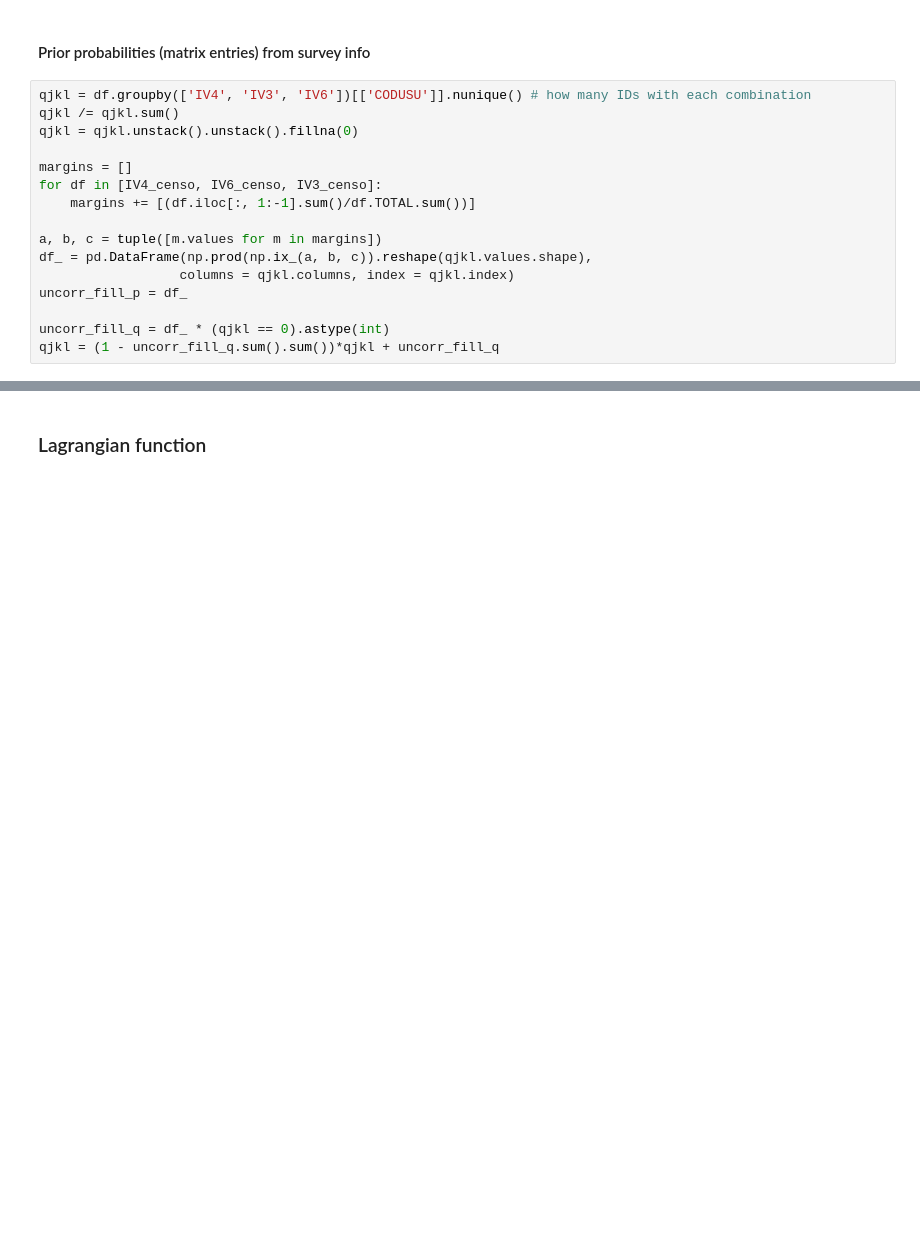
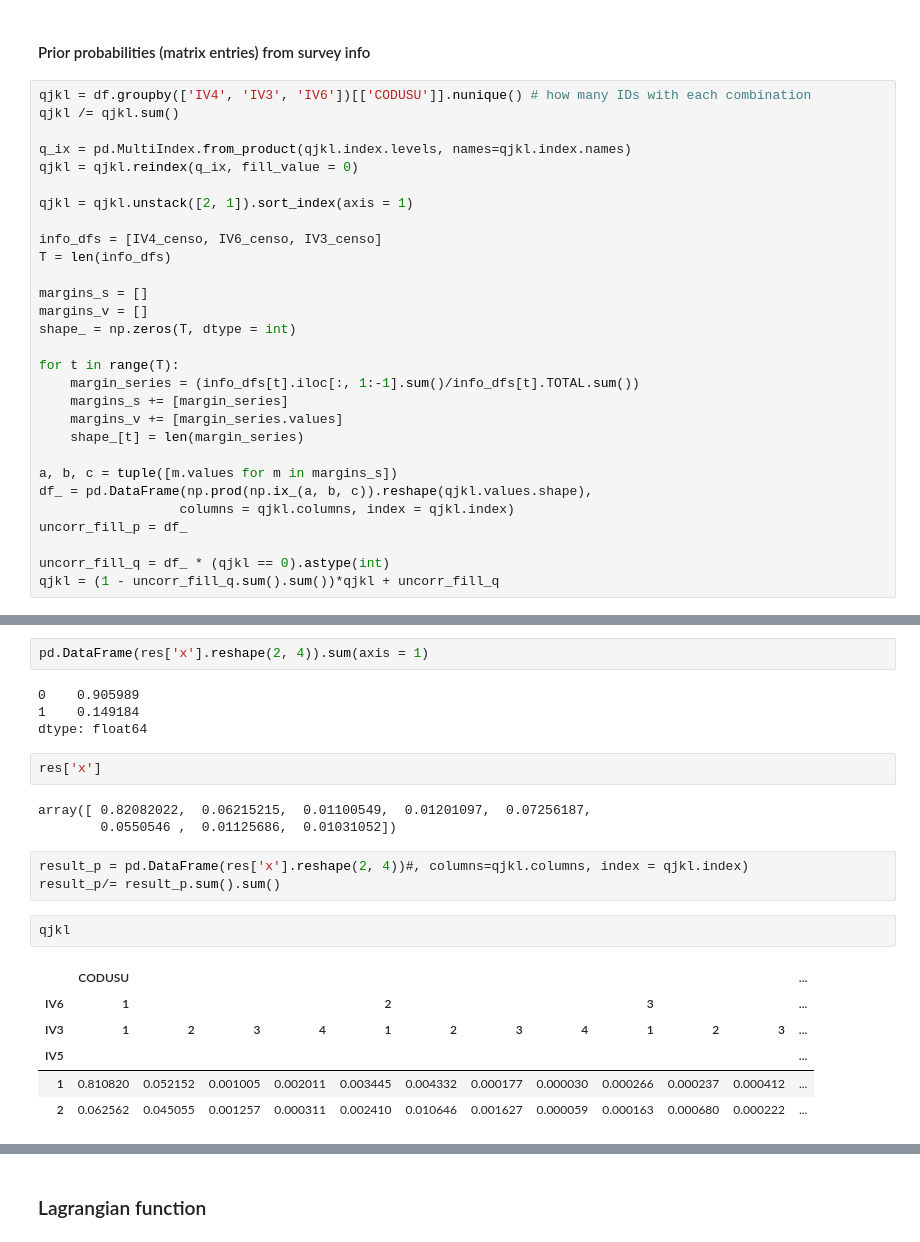
Before and after one commit to matuteiglesias/microdatos-EPH-INDEC, a Jupyter notebook: MaxEnt/Harmonize Census to EPH Survey.ipynb, the cells around one changed output, grey strips where cells are left out. Drawn from its saved outputs; the diff is of its cells as text; blank space fills up the shorter version.

```diff
--- a/MaxEnt/Harmonize Census to EPH Survey.ipynb
+++ b/MaxEnt/Harmonize Census to EPH Survey.ipynb
@@ -123,13 +117,26 @@ dtype: float64
 # %%
 qjkl = df.groupby(['IV4', 'IV3', 'IV6'])[['CODUSU']].nunique() # how many IDs with each combination
 qjkl /= qjkl.sum()
-qjkl = qjkl.unstack().unstack().fillna(0)
 
-margins = []
-for df in [IV4_censo, IV6_censo, IV3_censo]:
-    margins += [(df.iloc[:, 1:-1].sum()/df.TOTAL.sum())]
+q_ix = pd.MultiIndex.from_product(qjkl.index.levels, names=qjkl.index.names)
+qjkl = qjkl.reindex(q_ix, fill_value = 0)
 
-a, b, c = tuple([m.values for m in margins])
+qjkl = qjkl.unstack([2, 1]).sort_index(axis = 1)
+
+info_dfs = [IV4_censo, IV6_censo, IV3_censo]
+T = len(info_dfs)
+
+margins_s = []
+margins_v = []
+shape_ = np.zeros(T, dtype = int)
+
+for t in range(T):
+    margin_series = (info_dfs[t].iloc[:, 1:-1].sum()/info_dfs[t].TOTAL.sum())
+    margins_s += [margin_series]
+    margins_v += [margin_series.values]
+    shape_[t] = len(margin_series)
+
+a, b, c = tuple([m.values for m in margins_s])
 df_ = pd.DataFrame(np.prod(np.ix_(a, b, c)).reshape(qjkl.values.shape),
                   columns = qjkl.columns, index = qjkl.index)
 uncorr_fill_p = df_
@@ -138,0 +432,23 @@ qjkl = (1 - uncorr_fill_q.sum().sum())*qjkl + uncorr_fill_q
+# %%
+pd.DataFrame(res['x'].reshape(2, 4)).sum(axis = 1)
+# %% [output]
+0    0.905989
+1    0.149184
+dtype: float64
+# %%
+res['x']
+# %% [output]
+array([ 0.82082022,  0.06215215,  0.01100549,  0.01201097,  0.07256187,
+        0.0550546 ,  0.01125686,  0.01031052])
+# %%
+result_p = pd.DataFrame(res['x'].reshape(2, 4))#, columns=qjkl.columns, index = qjkl.index)
+result_p/= result_p.sum().sum()
+# %%
+qjkl
+# %% [output]
+|  | CODUSU |  |  |  |  |  |  |  |  |  |  | ... |
+| IV6 | 1 |  |  |  | 2 |  |  |  | 3 |  |  | ... |
+| IV3 | 1 | 2 | 3 | 4 | 1 | 2 | 3 | 4 | 1 | 2 | 3 | ... |
+| IV5 |  |  |  |  |  |  |  |  |  |  |  | ... |
+| 1 | 0.810820 | 0.052152 | 0.001005 | 0.002011 | 0.003445 | 0.004332 | 0.000177 | 0.000030 | 0.000266 | 0.000237 | 0.000412 | ... |
+| 2 | 0.062562 | 0.045055 | 0.001257 | 0.000311 | 0.002410 | 0.010646 | 0.001627 | 0.000059 | 0.000163 | 0.000680 | 0.000222 | ... |
```
Also changed, not shown: parts of 43 cells of this notebook.
